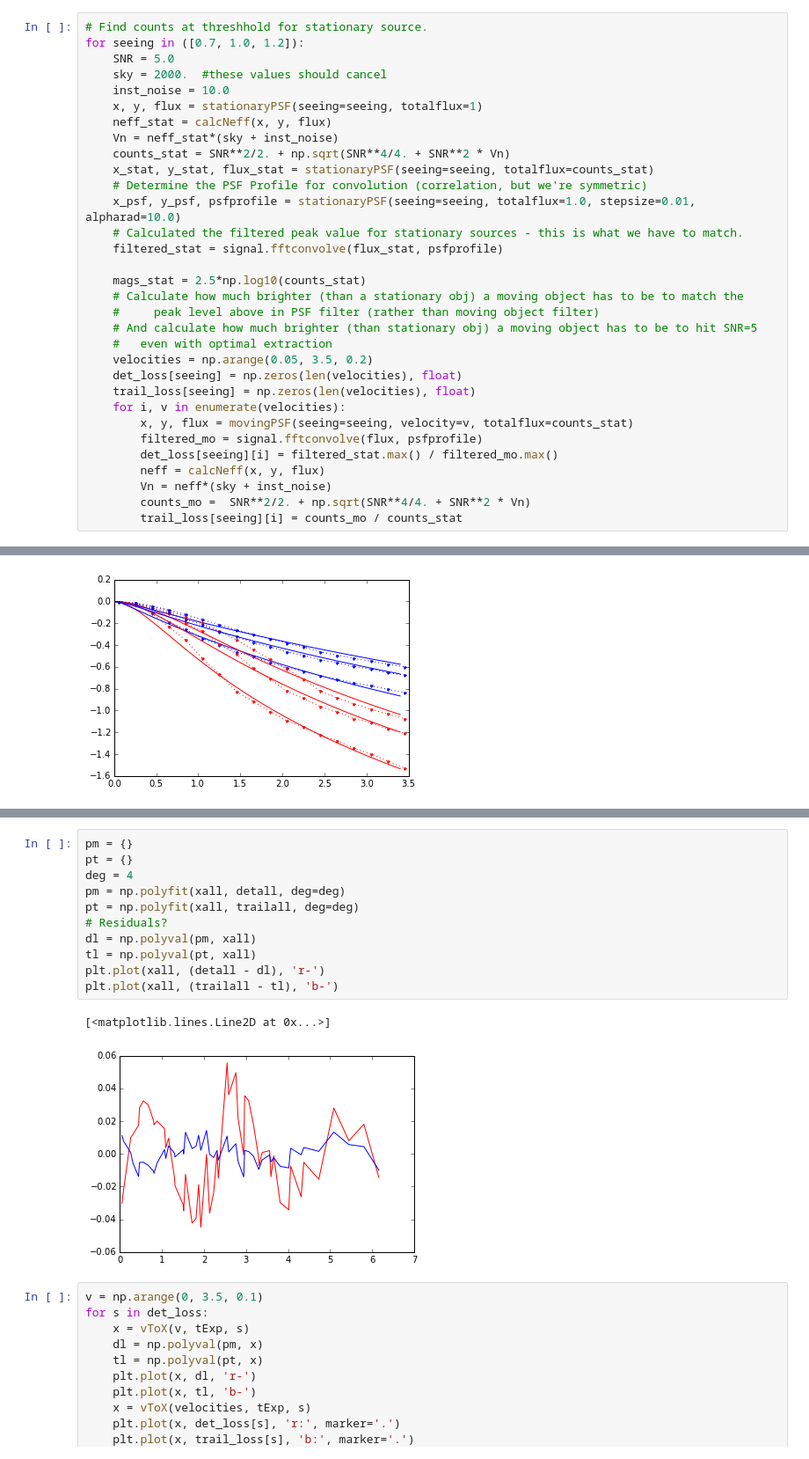
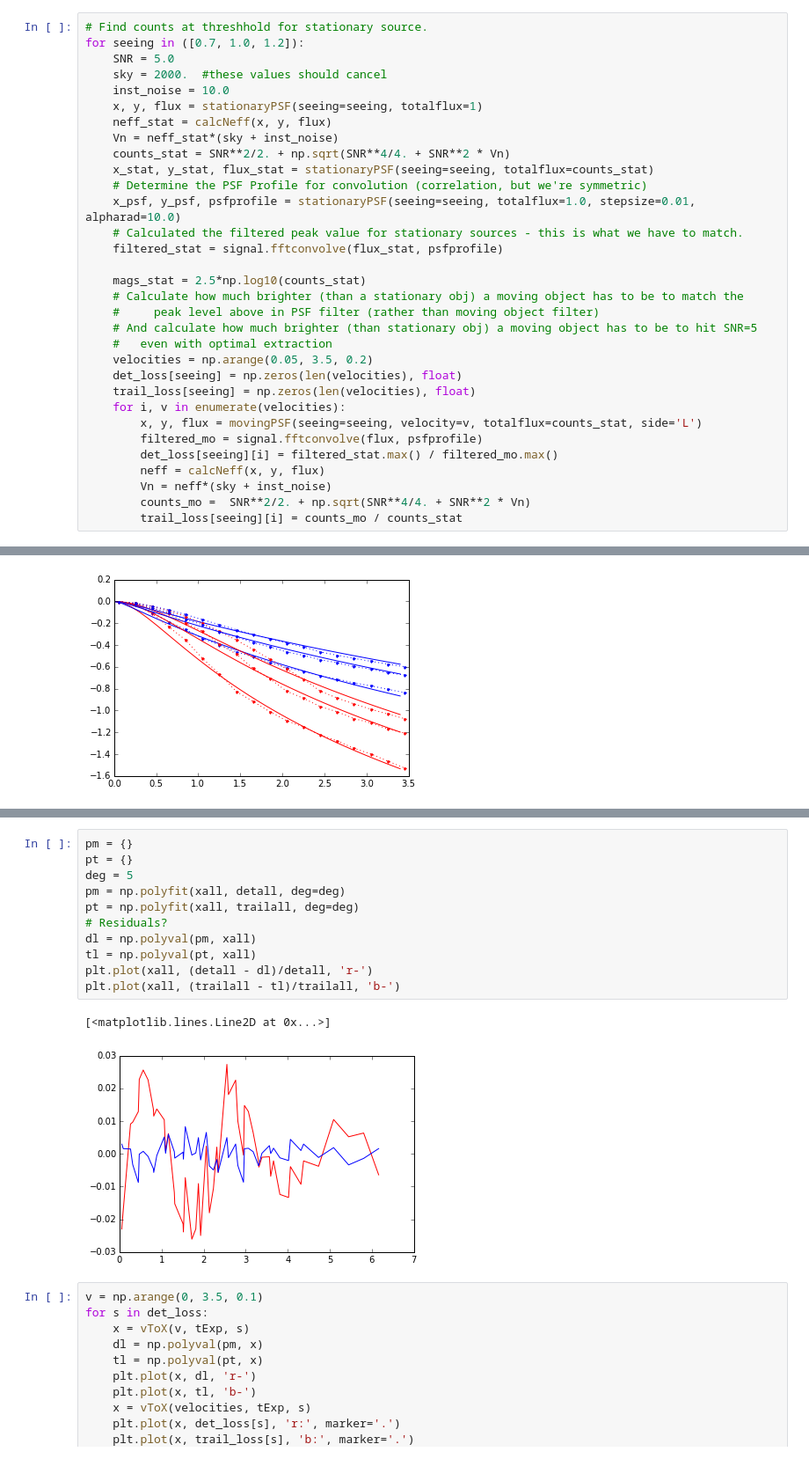
Before and after one commit to rhiannonlynne/MafSSO, a Jupyter notebook: Trailing Losses.ipynb, the cells around one changed output, grey strips where cells are left out. Shown at 88% size. Drawn from its saved outputs; the diff is of its cells as text.

```diff
--- a/Trailing Losses.ipynb
+++ b/Trailing Losses.ipynb
@@ -527,7 +527,7 @@ for seeing in ([0.7, 1.0, 1.2]):
     det_loss[seeing] = np.zeros(len(velocities), float)
     trail_loss[seeing] = np.zeros(len(velocities), float)
     for i, v in enumerate(velocities):
-        x, y, flux = movingPSF(seeing=seeing, velocity=v, totalflux=counts_stat)
+        x, y, flux = movingPSF(seeing=seeing, velocity=v, totalflux=counts_stat, side='L')
         filtered_mo = signal.fftconvolve(flux, psfprofile)
         det_loss[seeing][i] = filtered_stat.max() / filtered_mo.max()
         neff = calcNeff(x, y, flux)
@@ -686,17 +686,17 @@ Fitting the trailing losses with a simple polynomial seems to do better. A third
 # %%
 pm = {}
 pt = {}
-deg = 4
+deg = 5
 pm = np.polyfit(xall, detall, deg=deg)
 pt = np.polyfit(xall, trailall, deg=deg)
 # Residuals?
 dl = np.polyval(pm, xall)
 tl = np.polyval(pt, xall)
-plt.plot(xall, (detall - dl), 'r-')
-plt.plot(xall, (trailall - tl), 'b-')
+plt.plot(xall, (detall - dl)/detall, 'r-')
+plt.plot(xall, (trailall - tl)/trailall, 'b-')
 # %% [output]
 [<matplotlib.lines.Line2D at 0x...>]
-[figure, old version]
+[figure, new version]
 # %%
 v = np.arange(0, 3.5, 0.1)
 for s in det_loss:
```
Also changed, not shown: parts of 5 cells of this notebook.
